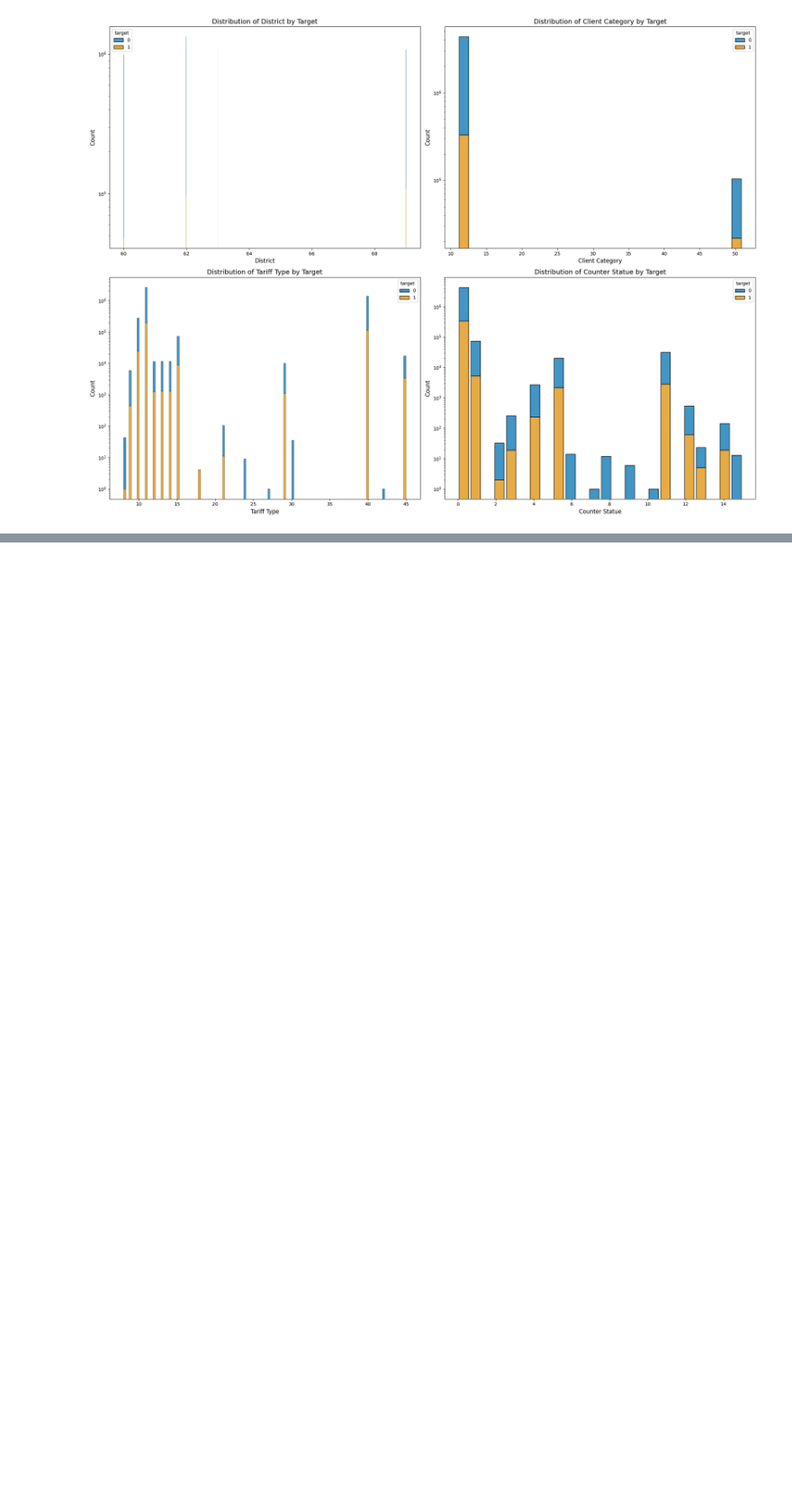
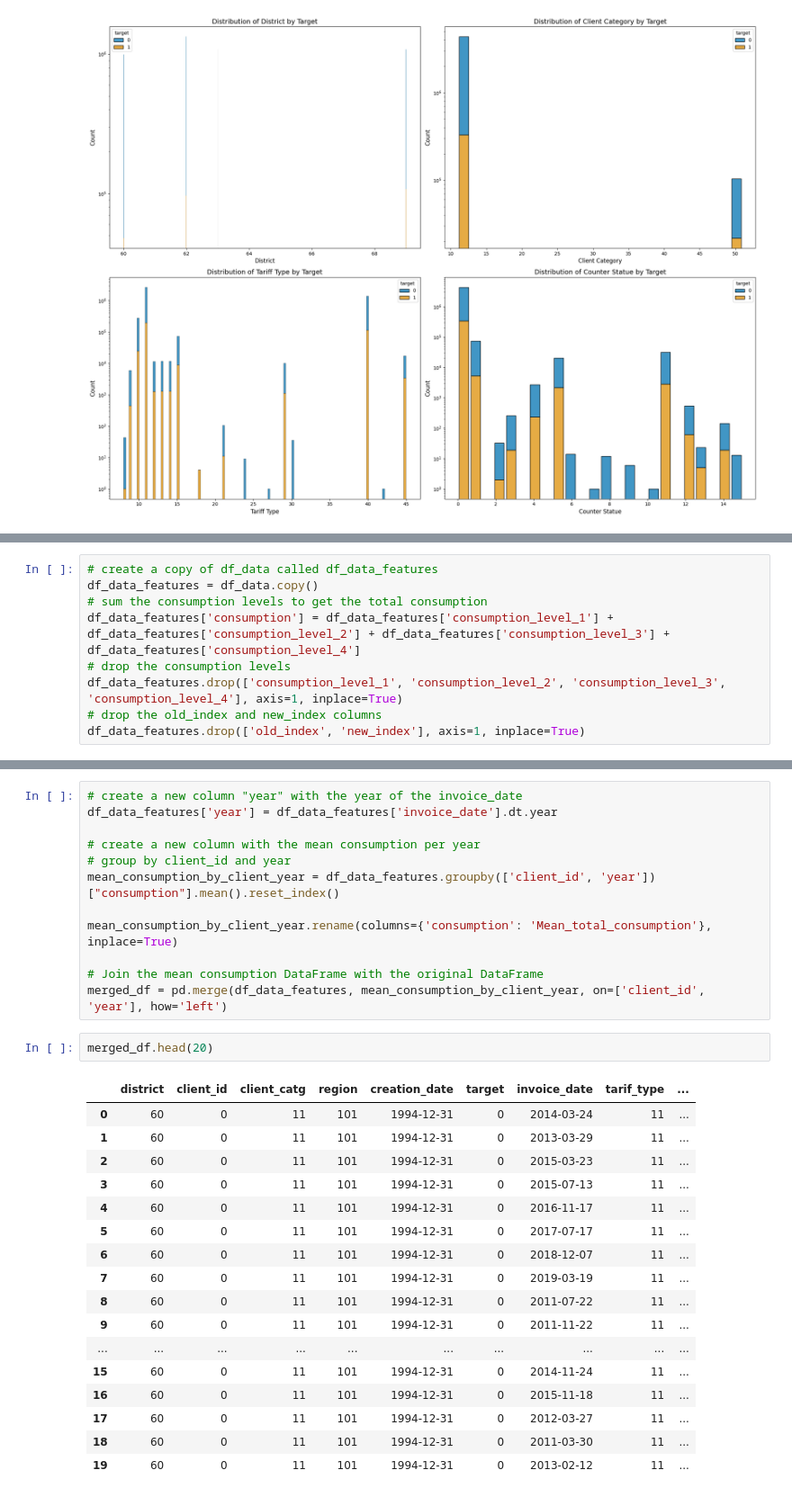
Before and after one commit to tomduese/ds-fraud-detection, a Jupyter notebook: fraud_detection_eda_daniel.ipynb, the cells around one changed output, grey strips where cells are left out. Shown at 90% size. Saved outputs shown, nothing was run; the diff lists cells and outputs as text; blank space fills up the shorter version.

```diff
--- a/fraud_detection_eda_daniel.ipynb
+++ b/fraud_detection_eda_daniel.ipynb
@@ -421,0 +414,9 @@ plt.show()
+# %%
+# create a copy of df_data called df_data_features
+df_data_features = df_data.copy()
+# sum the consumption levels to get the total consumption
+df_data_features['consumption'] = df_data_features['consumption_level_1'] + df_data_features['consumption_level_2'] + df_data_features['consumption_level_3'] + df_data_features['consumption_level_4']
+# drop the consumption levels
+df_data_features.drop(['consumption_level_1', 'consumption_level_2', 'consumption_level_3', 'consumption_level_4'], axis=1, inplace=True)
+# drop the old_index and new_index columns
+df_data_features.drop(['old_index', 'new_index'], axis=1, inplace=True)
@@ -421,0 +432,32 @@ plt.show()
+# %%
+# create a new column "year" with the year of the invoice_date
+df_data_features['year'] = df_data_features['invoice_date'].dt.year
+
+# create a new column with the mean consumption per year
+# group by client_id and year
+mean_consumption_by_client_year = df_data_features.groupby(['client_id', 'year'])["consumption"].mean().reset_index()
+
+mean_consumption_by_client_year.rename(columns={'consumption': 'Mean_total_consumption'}, inplace=True)
+
+# Join the mean consumption DataFrame with the original DataFrame
+merged_df = pd.merge(df_data_features, mean_consumption_by_client_year, on=['client_id', 'year'], how='left')
+# %%
+merged_df.head(20)
+# %% [output]
+|  | district | client_id | client_catg | region | creation_date | target | invoice_date | tarif_type | ... |
+| 0 | 60 | 0 | 11 | 101 | 1994-12-31 | 0 | 2014-03-24 | 11 | ... |
+| 1 | 60 | 0 | 11 | 101 | 1994-12-31 | 0 | 2013-03-29 | 11 | ... |
+| 2 | 60 | 0 | 11 | 101 | 1994-12-31 | 0 | 2015-03-23 | 11 | ... |
+| 3 | 60 | 0 | 11 | 101 | 1994-12-31 | 0 | 2015-07-13 | 11 | ... |
+| 4 | 60 | 0 | 11 | 101 | 1994-12-31 | 0 | 2016-11-17 | 11 | ... |
+| 5 | 60 | 0 | 11 | 101 | 1994-12-31 | 0 | 2017-07-17 | 11 | ... |
+| 6 | 60 | 0 | 11 | 101 | 1994-12-31 | 0 | 2018-12-07 | 11 | ... |
+| 7 | 60 | 0 | 11 | 101 | 1994-12-31 | 0 | 2019-03-19 | 11 | ... |
+| 8 | 60 | 0 | 11 | 101 | 1994-12-31 | 0 | 2011-07-22 | 11 | ... |
+| 9 | 60 | 0 | 11 | 101 | 1994-12-31 | 0 | 2011-11-22 | 11 | ... |
+| ... | ... | ... | ... | ... | ... | ... | ... | ... | ... |
+| 15 | 60 | 0 | 11 | 101 | 1994-12-31 | 0 | 2014-11-24 | 11 | ... |
+| 16 | 60 | 0 | 11 | 101 | 1994-12-31 | 0 | 2015-11-18 | 11 | ... |
+| 17 | 60 | 0 | 11 | 101 | 1994-12-31 | 0 | 2012-03-27 | 11 | ... |
+| 18 | 60 | 0 | 11 | 101 | 1994-12-31 | 0 | 2011-03-30 | 11 | ... |
+| 19 | 60 | 0 | 11 | 101 | 1994-12-31 | 0 | 2013-02-12 | 11 | ... |
```
Also changed, not shown: parts of 6 cells of this notebook, 1 other file.
